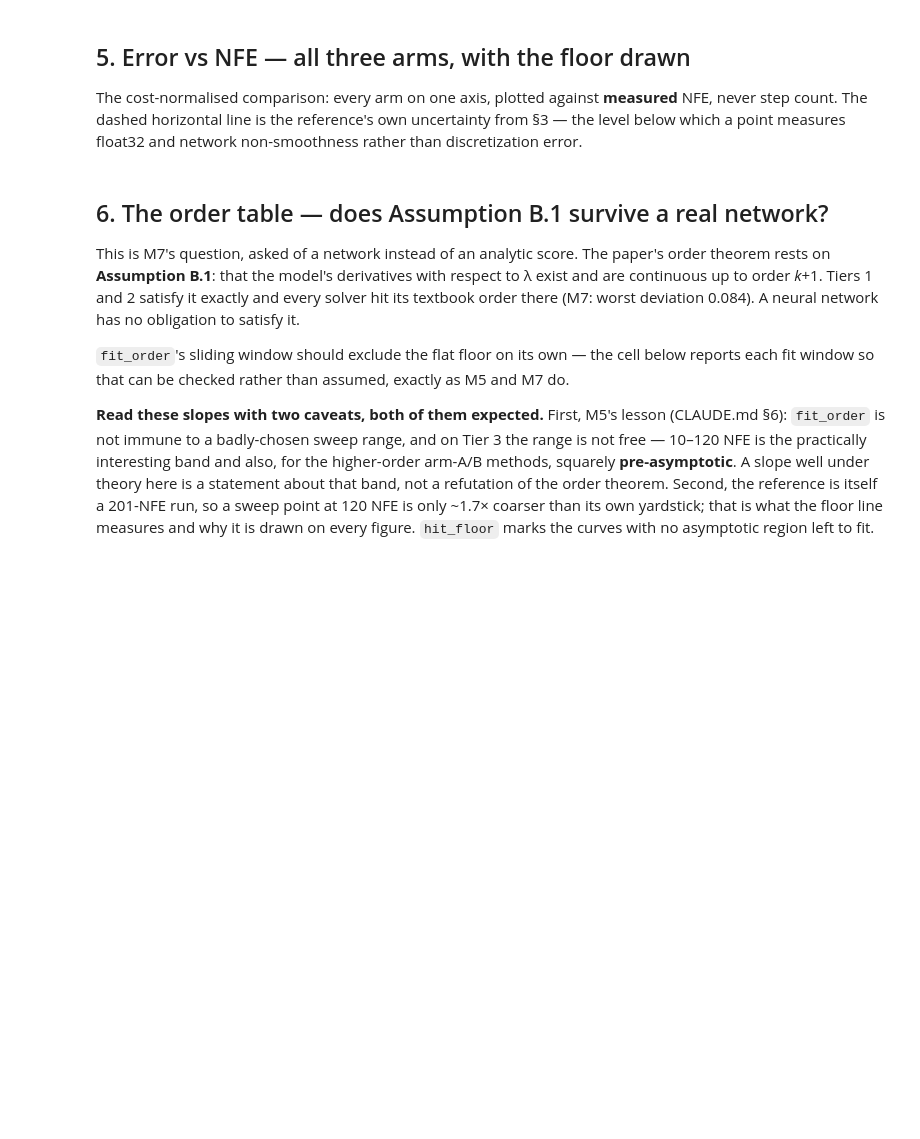
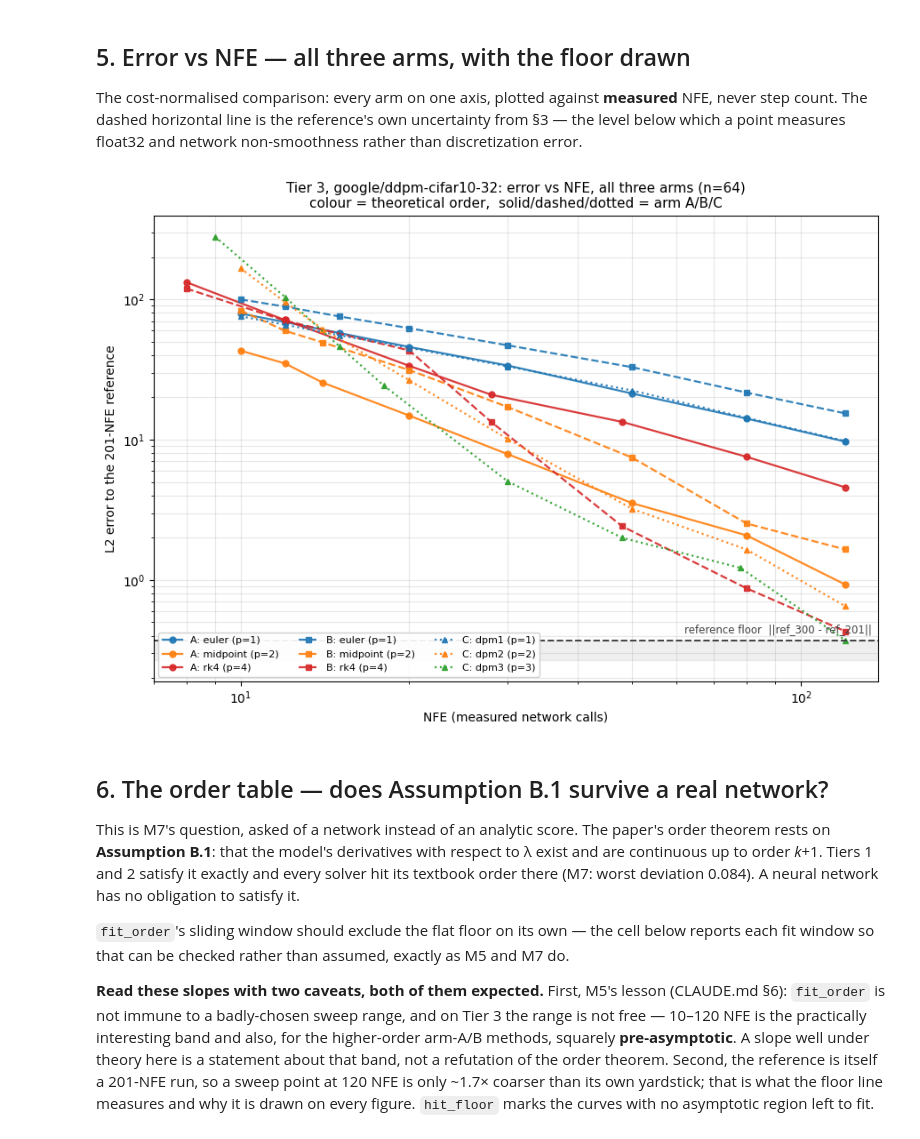
Before and after one commit to MehemudAzad/NUMERICAL-PROJECT, a Jupyter notebook: notebooks/09_tier3_cifar10.ipynb, the cells around one changed output. Saved outputs shown, nothing was run; the diff lists cells and outputs as text; code cells hidden in the pictures; blank space fills up the shorter version.

Commit message:
M9 results: Tier-3 CIFAR-10 run, and what it says about Assumption B.1

```diff
--- a/notebooks/09_tier3_cifar10.ipynb
+++ b/notebooks/09_tier3_cifar10.ipynb
@@ -328,29 +397,37 @@ The cost-normalised comparison: every arm on one axis, plotted against
 own uncertainty from §3 — the level below which a point measures float32 and
 network non-smoothness rather than discretization error.
 # %%
-ARM_STYLE = {"A": ("tab:blue", "-o"), "B": ("tab:orange", "--s"), "C": ("tab:green", "-^")}
-ARM_LABEL = {"A": "arm A (raw ODE in t)", "B": "arm B (lambda-ODE)", "C": "arm C (DPM-Solver)"}
+# Colour encodes theoretical ORDER (M7's convention), linestyle+marker encode
+# the ARM -- so all nine curves stay individually identifiable. Colouring by arm
+# alone makes euler, midpoint and rk4 within an arm the same colour.
+ORDER_COLOR = {1: "tab:blue", 2: "tab:orange", 3: "tab:green", 4: "tab:red"}
+ARM_STYLE = {"A": ("-", "o"), "B": ("--", "s"), "C": (":", "^")}
 
-fig, ax = plt.subplots(figsize=(8.5, 6))
+fig, ax = plt.subplots(figsize=(9, 6.4))
 for (arm, solver), g in df.groupby(["arm", "solver"]):
     g = g.sort_values("nfe")
-    color, style = ARM_STYLE[arm]
-    ax.loglog(g["nfe"], g["err_l2"], style, color=color, ms=4, alpha=0.85,
-              label=f"{arm}: {solver}")
+    ls, mk = ARM_STYLE[arm]
+    ax.loglog(g["nfe"], g["err_l2"], ls, marker=mk, ms=5, lw=1.6,
+              color=ORDER_COLOR[int(g["order"].iloc[0])], alpha=0.9,
+              label=f"{arm}: {solver} (p={int(g['order'].iloc[0])})")
 
-ax.axhline(FLOOR, color="tab:red", ls="--", lw=1.3)
-ax.text(ax.get_xlim()[1], FLOOR, " reference floor\n ||ref_300 - ref_201||",
-        color="tab:red", fontsize=8, va="bottom", ha="right")
-ax.axhspan(ax.get_ylim()[0], FLOOR, color="tab:red", alpha=0.06)
+ax.axhline(FLOOR, color="0.25", ls="--", lw=1.4)
+ax.axhspan(ax.get_ylim()[0], FLOOR, color="0.5", alpha=0.12)
+ax.text(ax.get_xlim()[1], FLOOR * 1.10, "reference floor  ||ref_300 - ref_201||  ",
+        color="0.25", fontsize=8.5, va="bottom", ha="right")
 
 ax.set_xlabel("NFE (measured network calls)")
 ax.set_ylabel("L2 error to the 201-NFE reference")
-ax.set_title(f"Tier 3, {MODEL_ID}: error vs NFE, all three arms (n={N_SAMPLES})")
-ax.legend(fontsize=8, ncol=3, loc="lower left")
+ax.set_title(f"Tier 3, {MODEL_ID}: error vs NFE, all three arms (n={N_SAMPLES})\n"
+             "colour = theoretical order,  solid/dashed/dotted = arm A/B/C",
+             fontsize=11)
+ax.legend(fontsize=8, ncol=3, loc="lower left", framealpha=0.92)
 ax.grid(True, which="both", alpha=0.3)
 fig.tight_layout()
 fig.savefig(FIGURES / "09_tier3_error_vs_nfe.png", dpi=150)
 plt.show()
+# %% [output]
+[figure, added]
 # %% [markdown]
 ## 6. The order table — does Assumption B.1 survive a real network?
 
```
Also changed, not shown: parts of 11 cells of this notebook, 11 other files.
